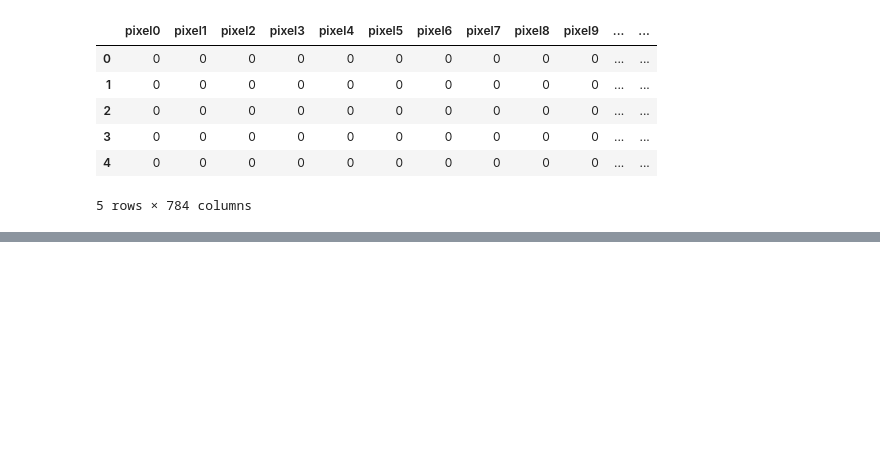
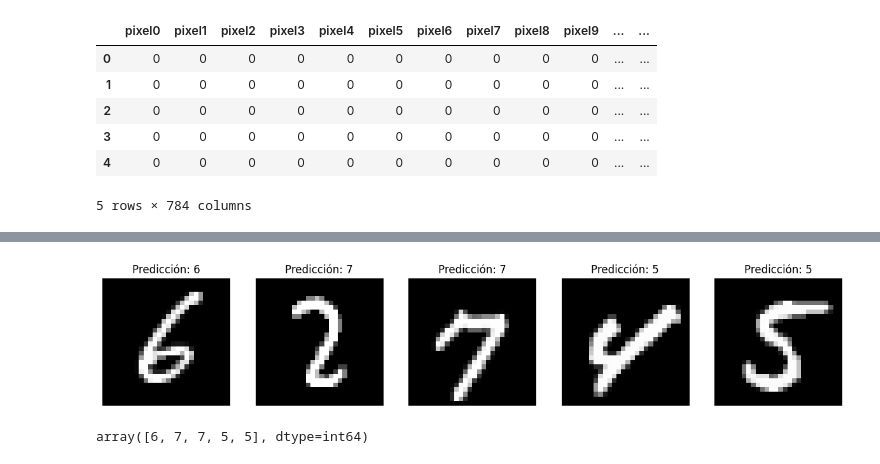
Before and after one commit to Jack200133/LAB3_DataScience, a Jupyter notebook: Part1Model.ipynb, the cells around one changed output, grey strips where cells are left out. Saved outputs shown, nothing was run; the diff lists cells and outputs as text; code cells hidden in the pictures; blank space fills up the shorter version.

```diff
--- a/Part1Model.ipynb
+++ b/Part1Model.ipynb
@@ -162,0 +207,25 @@ Predicciones: [9 2 3 7 1]
+# %%
+# Preparando las imágenes seleccionadas
+selected_images_sk = test_data.iloc[random_indices].values
+selected_images_sk_scaled = scaler.transform(selected_images_sk)  # Aplicando la misma normalización
+
+# Prediciendo los dígitos usando el modelo
+predictions_sk = mlp_model.predict(selected_images_sk_scaled)
+
+# Creando una figura para visualizar las imágenes y predicciones
+fig, axes = plt.subplots(1, 5, figsize=(15, 3))
+
+# Visualizando las imágenes seleccionadas y las predicciones correspondientes
+for i, idx in enumerate(random_indices):
+    image_pixels = selected_images_sk[i].reshape(28, 28)
+    axes[i].imshow(image_pixels, cmap='gray')
+    axes[i].set_title(f"Predicción: {predictions_sk[i]}")
+    axes[i].axis('off')
+
+plt.show()
+
+# Imprimiendo las predicciones
+predictions_sk
+# %% [output]
+[figure, added]
+array([6, 7, 7, 5, 5], dtype=int64)
```
Also changed, not shown: parts of 7 cells of this notebook.
